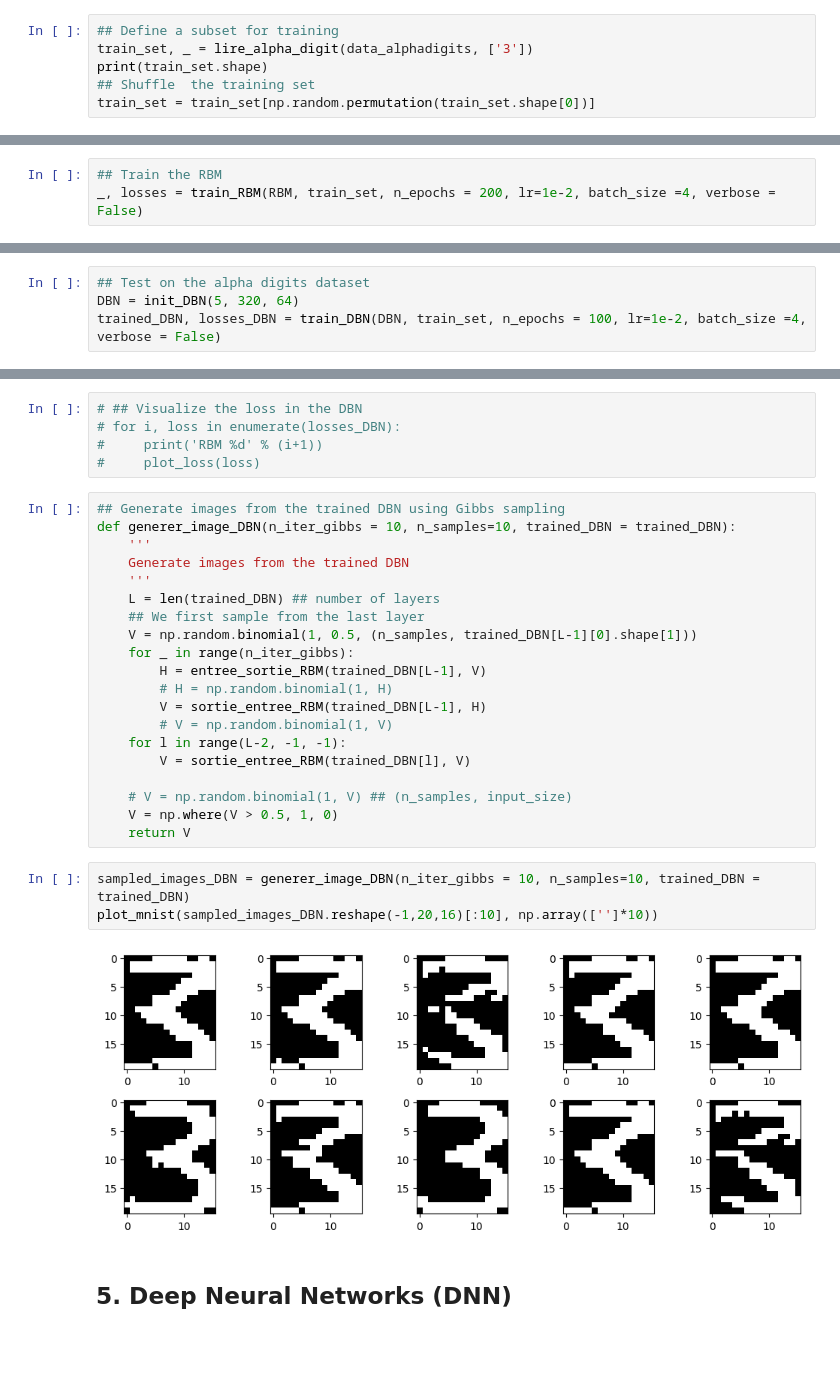
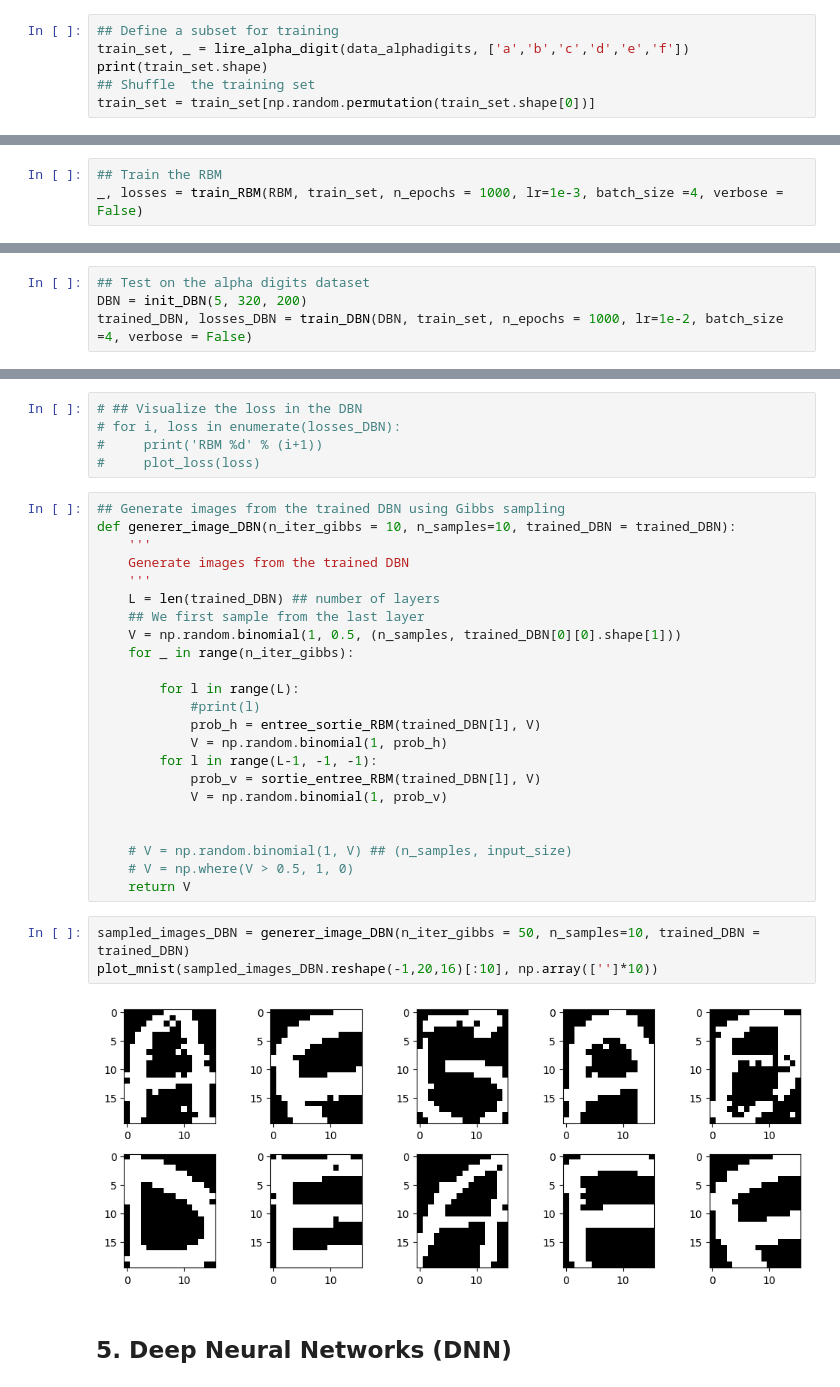
Before and after one commit to SebX-7879/Image_generation_DL2, a Jupyter notebook: projet_DL2_Seb.ipynb, the cells around one changed output, grey strips where cells are left out. Saved outputs shown, nothing was run; the diff lists cells and outputs as text; blank space fills up the shorter version.

```diff
--- a/projet_DL2_Seb.ipynb
+++ b/projet_DL2_Seb.ipynb
@@ -251,7 +251,7 @@ def plot_loss(loss):
 #### 3.2. Testing everything
 # %%
 ## Define a subset for training
-train_set, _ = lire_alpha_digit(data_alphadigits, ['3'])
+train_set, _ = lire_alpha_digit(data_alphadigits, ['a','b','c','d','e','f'])
 print(train_set.shape)
 ## Shuffle  the training set
 train_set = train_set[np.random.permutation(train_set.shape[0])]
@@ -262,7 +262,7 @@ train_set = train_set[np.random.permutation(train_set.shape[0])]
 RBM = init_RBM(320, 100)
 # %%
 ## Train the RBM
-_, losses = train_RBM(RBM, train_set, n_epochs = 200, lr=1e-2, batch_size =4, verbose = False)
+_, losses = train_RBM(RBM, train_set, n_epochs = 1000, lr=1e-3, batch_size =4, verbose = False)
 # %%
 ## Plot the loss
 plot_loss(losses)
@@ -310,8 +310,8 @@ def train_DBN(DBN, input_data, n_epochs = 1, lr=1e-3, batch_size =8, verbose = T
     return DBN, losses
 # %%
 ## Test on the alpha digits dataset
-DBN = init_DBN(5, 320, 64)
-trained_DBN, losses_DBN = train_DBN(DBN, train_set, n_epochs = 100, lr=1e-2, batch_size =4, verbose = False)
+DBN = init_DBN(5, 320, 200)
+trained_DBN, losses_DBN = train_DBN(DBN, train_set, n_epochs = 1000, lr=1e-2, batch_size =4, verbose = False)
 # %% [output]
 Training RBM 1/5
 Training RBM 2/5
@@ -361,23 +361,26 @@ def generer_image_DBN(n_iter_gibbs = 10, n_samples=10, trained_DBN = trained_DBN
     '''
     L = len(trained_DBN) ## number of layers
     ## We first sample from the last layer
-    V = np.random.binomial(1, 0.5, (n_samples, trained_DBN[L-1][0].shape[1]))
+    V = np.random.binomial(1, 0.5, (n_samples, trained_DBN[0][0].shape[1]))
     for _ in range(n_iter_gibbs):
-        H = entree_sortie_RBM(trained_DBN[L-1], V)
-        # H = np.random.binomial(1, H)
-        V = sortie_entree_RBM(trained_DBN[L-1], H)
-        # V = np.random.binomial(1, V)
-    for l in range(L-2, -1, -1):
-        V = sortie_entree_RBM(trained_DBN[l], V)
+
+        for l in range(L):
+            #print(l)
+            prob_h = entree_sortie_RBM(trained_DBN[l], V)
+            V = np.random.binomial(1, prob_h)
+        for l in range(L-1, -1, -1):
+            prob_v = sortie_entree_RBM(trained_DBN[l], V)
+            V = np.random.binomial(1, prob_v)
+
 
     # V = np.random.binomial(1, V) ## (n_samples, input_size)
-    V = np.where(V > 0.5, 1, 0)
+    # V = np.where(V > 0.5, 1, 0)
     return V
 # %%
-sampled_images_DBN = generer_image_DBN(n_iter_gibbs = 10, n_samples=10, trained_DBN = trained_DBN)
+sampled_images_DBN = generer_image_DBN(n_iter_gibbs = 50, n_samples=10, trained_DBN = trained_DBN)
 plot_mnist(sampled_images_DBN.reshape(-1,20,16)[:10], np.array(['']*10))
 # %% [output]
-[figure, old version]
+[figure, new version]
 # %% [markdown]
 ## 5. Deep Neural Networks (DNN)
 # %%
```
Also changed, not shown: parts of 16 cells of this notebook.
